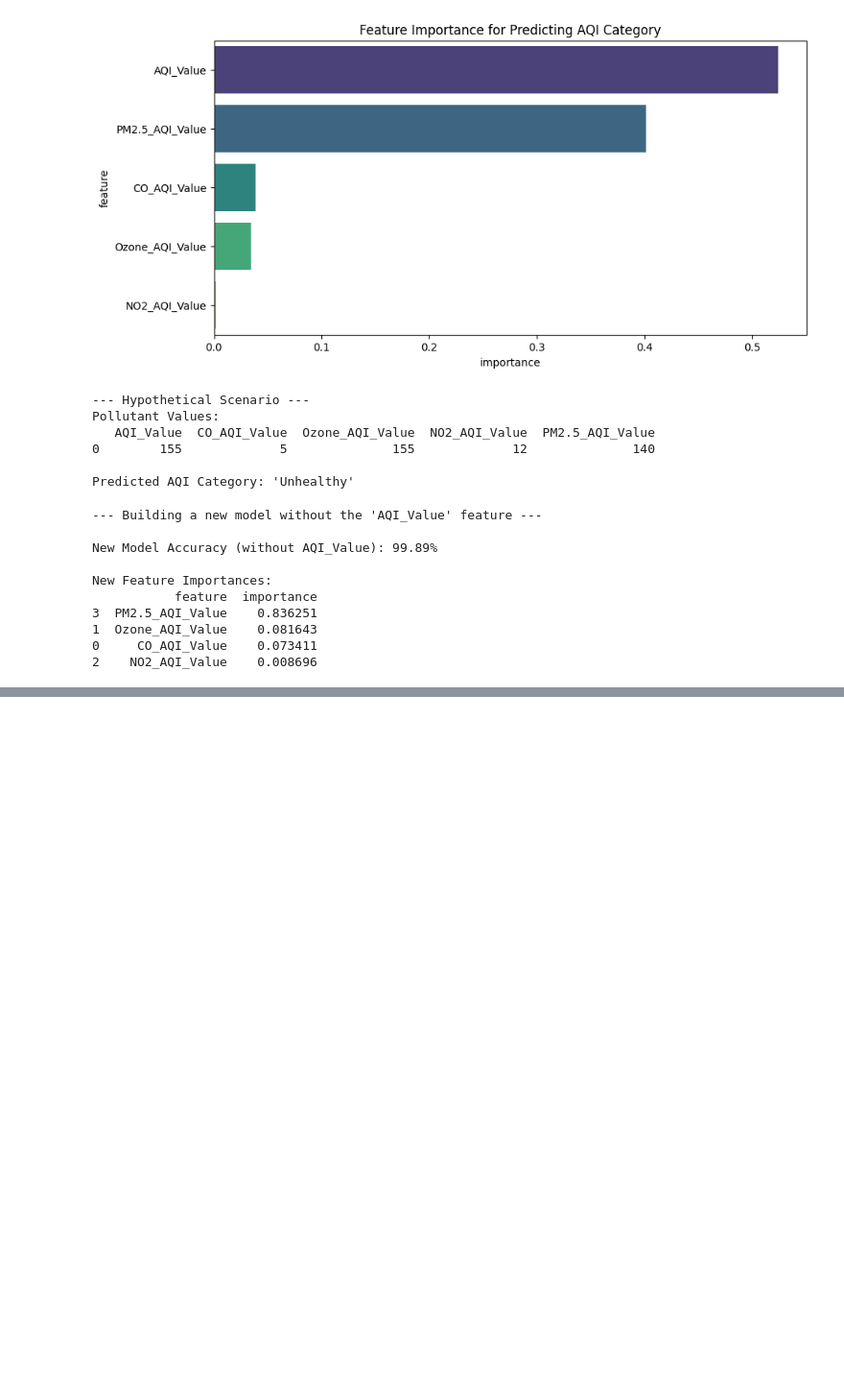
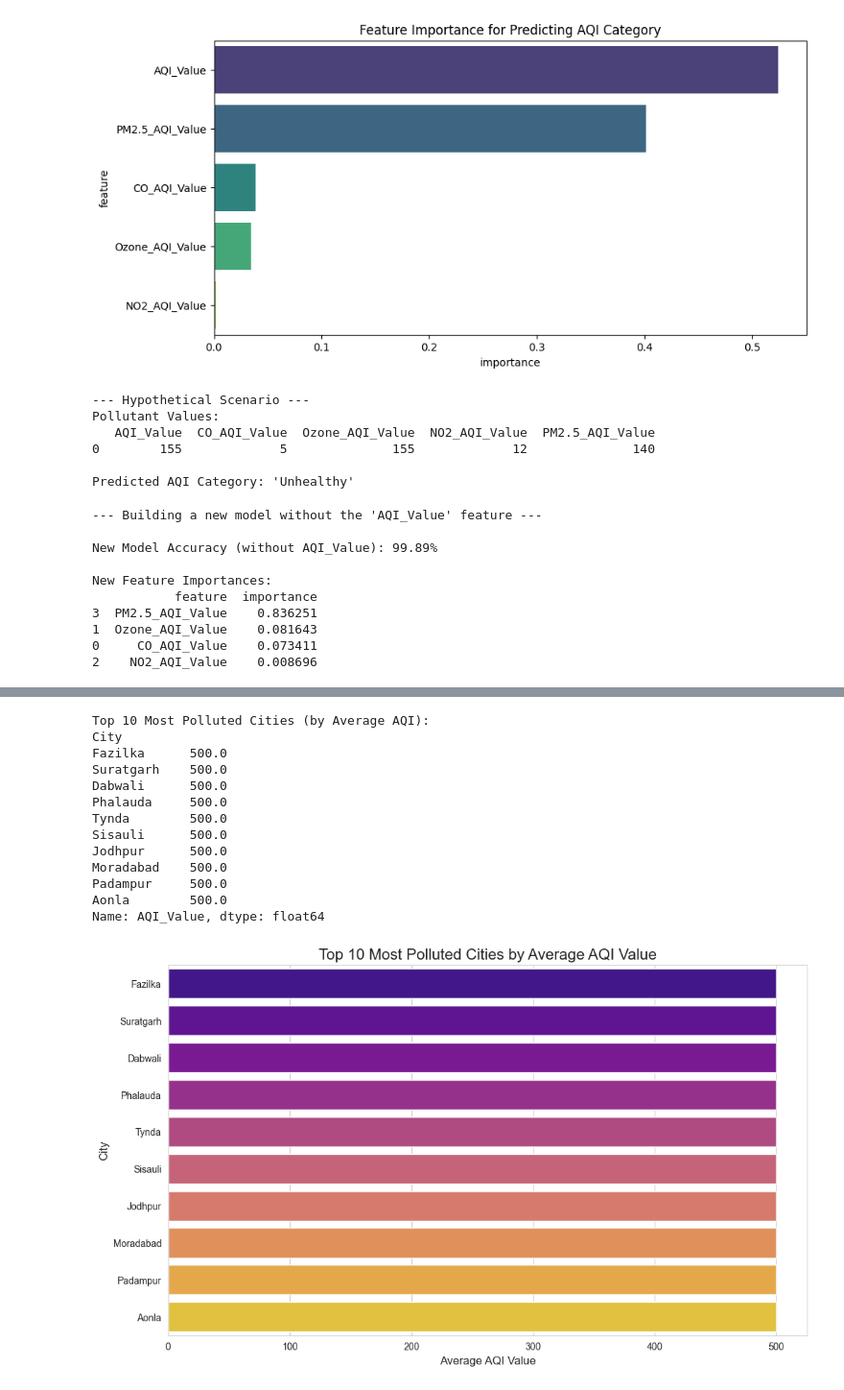
Before and after one commit to Dhyeya-Dawawala/Skills4Future, a Jupyter notebook: pollution_detec.ipynb, the cells around one changed output, grey strips where cells are left out. Shown at 96% size. Saved outputs shown, nothing was run; the diff lists cells and outputs as text; code cells hidden in the pictures; blank space fills up the shorter version.

```diff
--- a/pollution_detec.ipynb
+++ b/pollution_detec.ipynb
@@ -302,0 +330,31 @@ New Feature Importances:
+# %%
+# Cell 12: Top 10 Most Polluted Cities by Average AQI
+
+# Group by city, calculate the mean AQI, sort, and get the top 10
+top_10_polluted_cities = df_new.groupby('City')['AQI_Value'].mean().sort_values(ascending=False).head(10)
+
+print("Top 10 Most Polluted Cities (by Average AQI):")
+print(top_10_polluted_cities)
+
+# Create the bar plot
+sns.barplot(x=top_10_polluted_cities.values, y=top_10_polluted_cities.index, palette='plasma')
+
+plt.title('Top 10 Most Polluted Cities by Average AQI Value', fontsize=16)
+plt.xlabel('Average AQI Value', fontsize=12)
+plt.ylabel('City', fontsize=12)
+plt.show()
+# %% [output]
+Top 10 Most Polluted Cities (by Average AQI):
+City
+Fazilka      500.0
+Suratgarh    500.0
+Dabwali      500.0
+Phalauda     500.0
+Tynda        500.0
+Sisauli      500.0
+Jodhpur      500.0
+Moradabad    500.0
+Padampur     500.0
+Aonla        500.0
+Name: AQI_Value, dtype: float64
+[figure, added]
```
Also changed, not shown: parts of 7 cells of this notebook.
